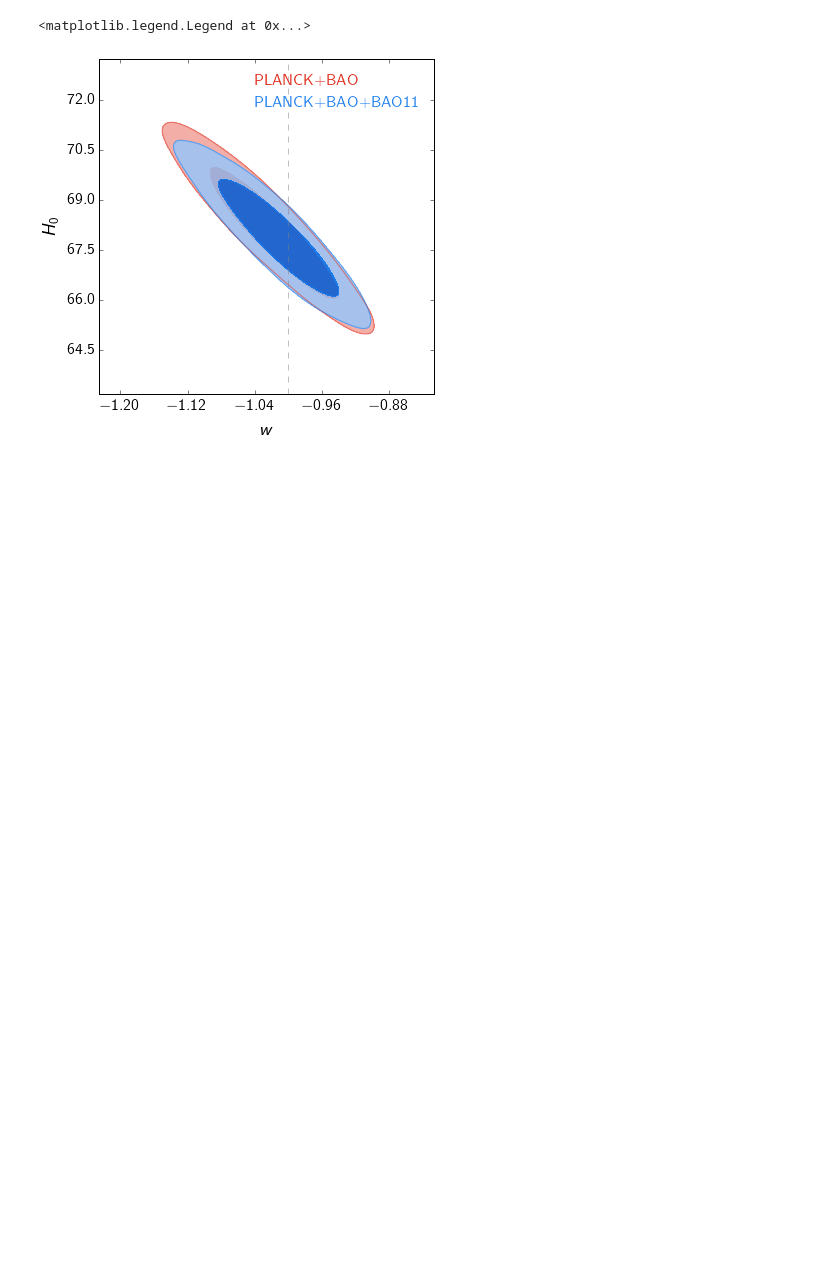
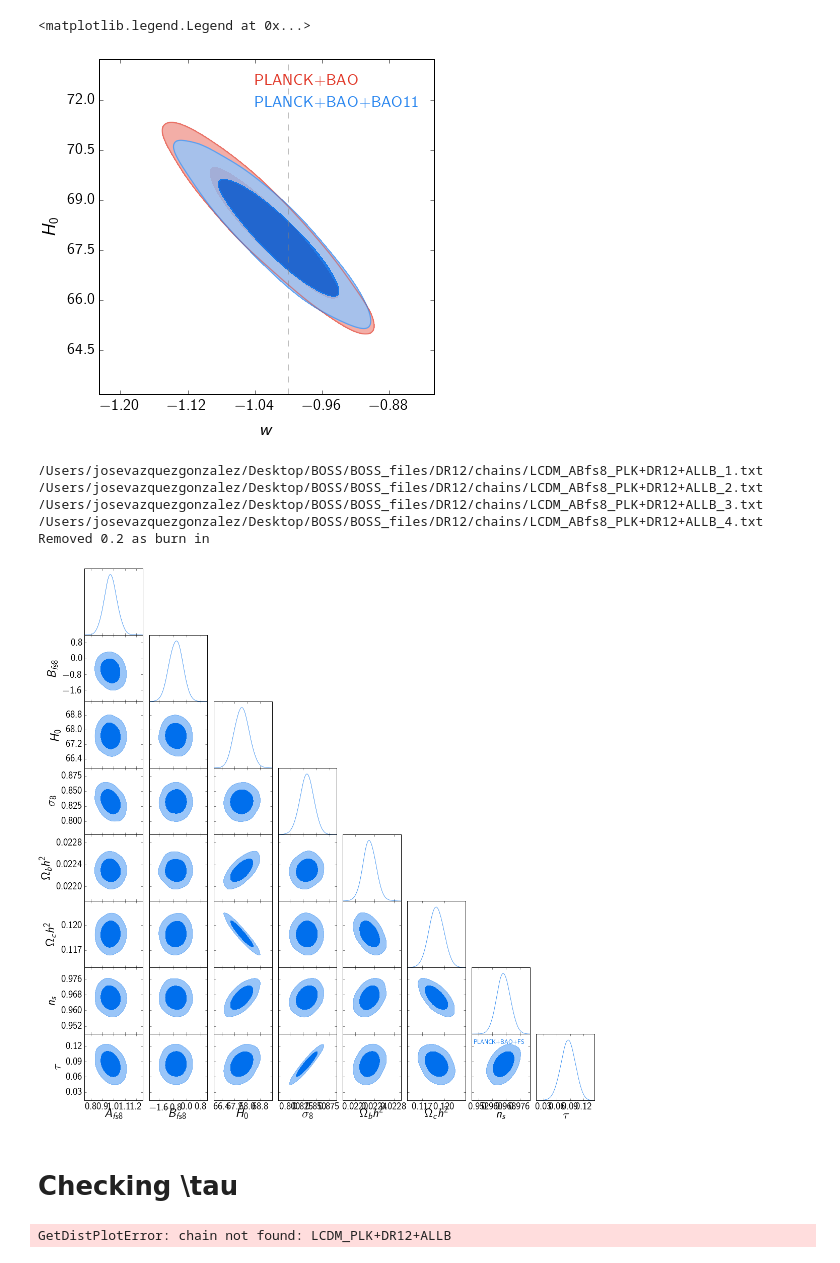
Before and after one commit to ja-vazquez/BOSS_files, a Jupyter notebook: DR12/dr12_constraints.ipynb, the cells around one changed output. Cells and saved outputs as stored; diff of their text form; code cells hidden in the pictures; blank space fills up the shorter version.

```diff
--- a/DR12/dr12_constraints.ipynb
+++ b/DR12/dr12_constraints.ipynb
@@ -600,3 +624,31 @@ g.add_legend(['PLANCK+BAO', 'PLANCK+BAO+BAO11'],
 Removed no burn in
 <matplotlib.legend.Legend at 0x...>
 [figure]
+# %%
+
+roots = ['LCDM_ABfs8_PLK+DR12+ALLB']
+
+g = plots.getSubplotPlotter(chain_dir= dir_name, analysis_settings={'smooth_scale_2D': -1., 'ignore_rows': 0.2})
+g.settings.axes_fontsize = 20
+g.settings.lab_fontsize = 25
+g.settings.alpha_filled_add =0.9
+g.triangle_plot(roots, params=['Afs8','Bfs8','H0','sigma8', 'omegabh2','omegach2','ns','tau'], filled=True)
+#g.plot_2d(roots, 'Afs8','Bfs8', filled=True, legend_labels=False, colors = ['blue'], alphas=[0.8])
+g.add_legend(['PLANCK+BAO+FS'], colored_text=True,  legend_loc='upper right')
+
+
+g.export('Afs8_degene.pdf')
+# %% [output]
+/Users/josevazquezgonzalez/Desktop/BOSS/BOSS_files/DR12/chains/LCDM_ABfs8_PLK+DR12+ALLB_1.txt
+/Users/josevazquezgonzalez/Desktop/BOSS/BOSS_files/DR12/chains/LCDM_ABfs8_PLK+DR12+ALLB_2.txt
+/Users/josevazquezgonzalez/Desktop/BOSS/BOSS_files/DR12/chains/LCDM_ABfs8_PLK+DR12+ALLB_3.txt
+/Users/josevazquezgonzalez/Desktop/BOSS/BOSS_files/DR12/chains/LCDM_ABfs8_PLK+DR12+ALLB_4.txt
+Removed 0.2 as burn in
+[figure, added]
+# %% [markdown]
+# Checking \tau
+# %%
+samples = g.sampleAnalyser.samplesForRoot('LCDM_PLK+DR12+ALLB')
+p = samples.getParams()
+# %% [output]
+GetDistPlotError: chain not found: LCDM_PLK+DR12+ALLB
```
Also changed, not shown: parts of 13 cells of this notebook, 2 other files.
